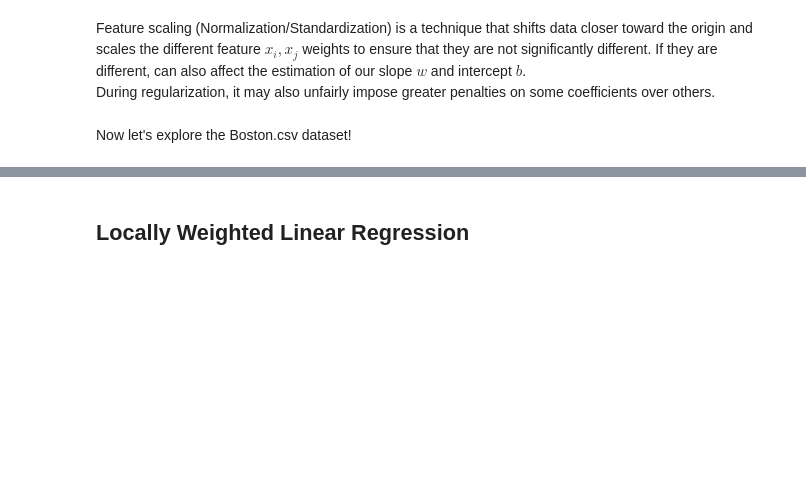
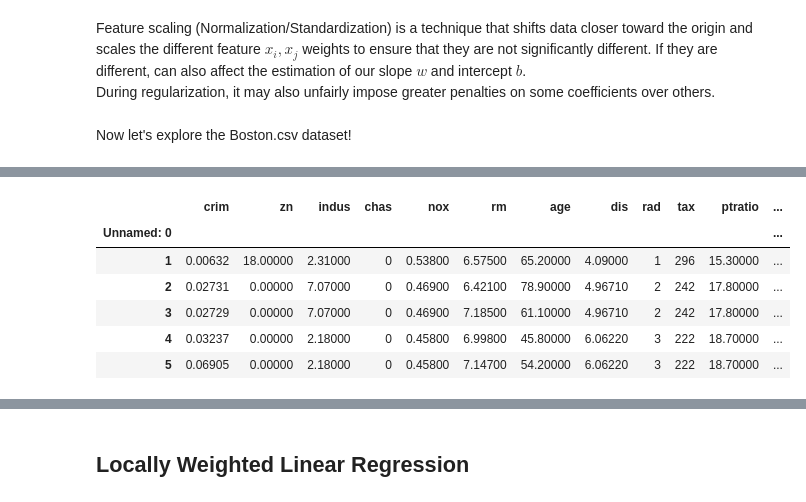
Before and after one commit to ylangylangg/MY-DAC-Curriculum, a Jupyter notebook: DAC-006_Machine_Learning/DAC-006-Intro_to_ML_Session_1_Student.ipynb, the cells around one changed output, grey strips where cells are left out. Drawn from its saved outputs; the diff is of its cells as text; code cells hidden in the pictures; blank space fills up the shorter version.

```diff
--- a/DAC-006_Machine_Learning/DAC-006-Intro_to_ML_Session_1_Student.ipynb
+++ b/DAC-006_Machine_Learning/DAC-006-Intro_to_ML_Session_1_Student.ipynb
@@ -194,10 +258,19 @@ These are what the column names represent:
 # %%
 # Convert the first column into the index
 # alternatively, pd.read_csv('datasets/Boston.csv', index_col=0) can be used
-
+data.set_index(data.columns[0],inplace=True)
 # Rename the 'medv' column to 'price'
-
+data.rename(columns={'medv':'price'},inplace=True)
 
 # Display the first few rows to verify the changes
+data.head()
+# %% [output]
+|  | crim | zn | indus | chas | nox | rm | age | dis | rad | tax | ptratio | ... |
+| Unnamed: 0 |  |  |  |  |  |  |  |  |  |  |  | ... |
+| 1 | 0.00632 | 18.00000 | 2.31000 | 0 | 0.53800 | 6.57500 | 65.20000 | 4.09000 | 1 | 296 | 15.30000 | ... |
+| 2 | 0.02731 | 0.00000 | 7.07000 | 0 | 0.46900 | 6.42100 | 78.90000 | 4.96710 | 2 | 242 | 17.80000 | ... |
+| 3 | 0.02729 | 0.00000 | 7.07000 | 0 | 0.46900 | 7.18500 | 61.10000 | 4.96710 | 2 | 242 | 17.80000 | ... |
+| 4 | 0.03237 | 0.00000 | 2.18000 | 0 | 0.45800 | 6.99800 | 45.80000 | 6.06220 | 3 | 222 | 18.70000 | ... |
+| 5 | 0.06905 | 0.00000 | 2.18000 | 0 | 0.45800 | 7.14700 | 54.20000 | 6.06220 | 3 | 222 | 18.70000 | ... |
 # %%
 # Separate the features (x) and the target variable (y)
```
Also changed, not shown: parts of 11 cells of this notebook, 1 other file.
